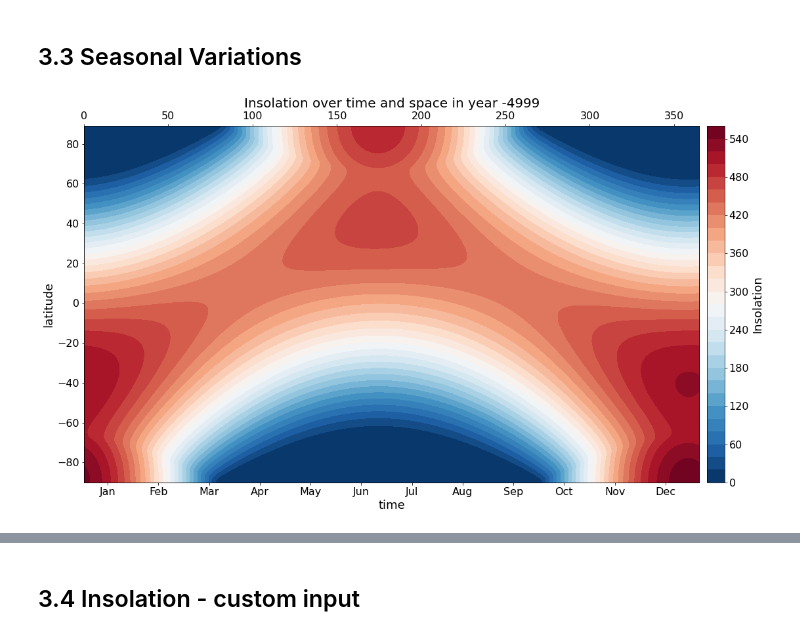
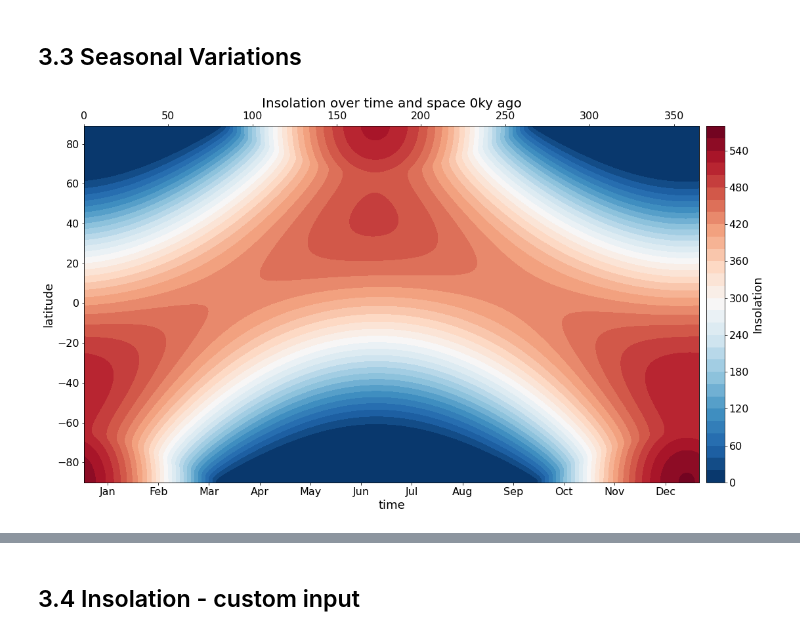
Before and after one commit to btschwertfeger/Orbit-astronomical-theory-of-ice-ages-Website, a Jupyter notebook: orbital_and_astronomical_theroy_of_ice_ages.ipynb, the cells around one changed output, grey strips where cells are left out. Cells and saved outputs as stored; diff of their text form; code cells hidden in the pictures.

```diff
--- a/orbital_and_astronomical_theroy_of_ice_ages.ipynb
+++ b/orbital_and_astronomical_theroy_of_ice_ages.ipynb
@@ -715,28 +622,30 @@ def getInsolationByParameter(ecc, obliquity, long_perh):
 # %%
 MONTHS = ['Jan', 'Feb', 'Mar', 'Apr', 'May', 'Jun', 'Jul', 'Aug', 'Sep', 'Oct', 'Nov', 'Dec']
 # %%
-YEAR = 4999 # max = 4999
+YEAR = 0 # min = 0; max = 4999
+
+YEAR = YEAR if YEAR > 0 else YEAR * -1
 insolData_year0 = getInsolationOfYear(YEAR)
 TIME = np.arange(1,366,1)
 LATS = np.arange(-90,90,1)
 
 fig, ax = plt.subplots()
 mappable = ax.contourf(TIME, LATS, insolData_year0, cmap=CMAP, levels=LEVELS)
-ax.set_title(f'Insolation over time and space in year {YEAR if YEAR == 0 else -YEAR}')
+ax.set_title(f'Insolation over time and space {YEAR if YEAR == 0 else -YEAR}ky ago')
 cbar = fig.colorbar(mappable, pad=0.01, orientation='vertical')
 cbar.set_label('Insolation')
 
 ax.set_ylabel('latitude')
 ax.set_xlabel('time')
 
 ax2 = ax.twiny()
 ax2.set_xlim([0,365])
 
 new_tick_locations = np.arange(15, 365, 30)
 ax.set_xlim(ax.get_xlim())
 ax.set_xticks(new_tick_locations)
 ax.set_xticklabels(MONTHS);
 # %% [output]
-[figure, old version]
+[figure, new version]
 # %%
 CUSTOM_YEAR = 125
```
Also changed, not shown: parts of 12 cells of this notebook, 5 other files.
